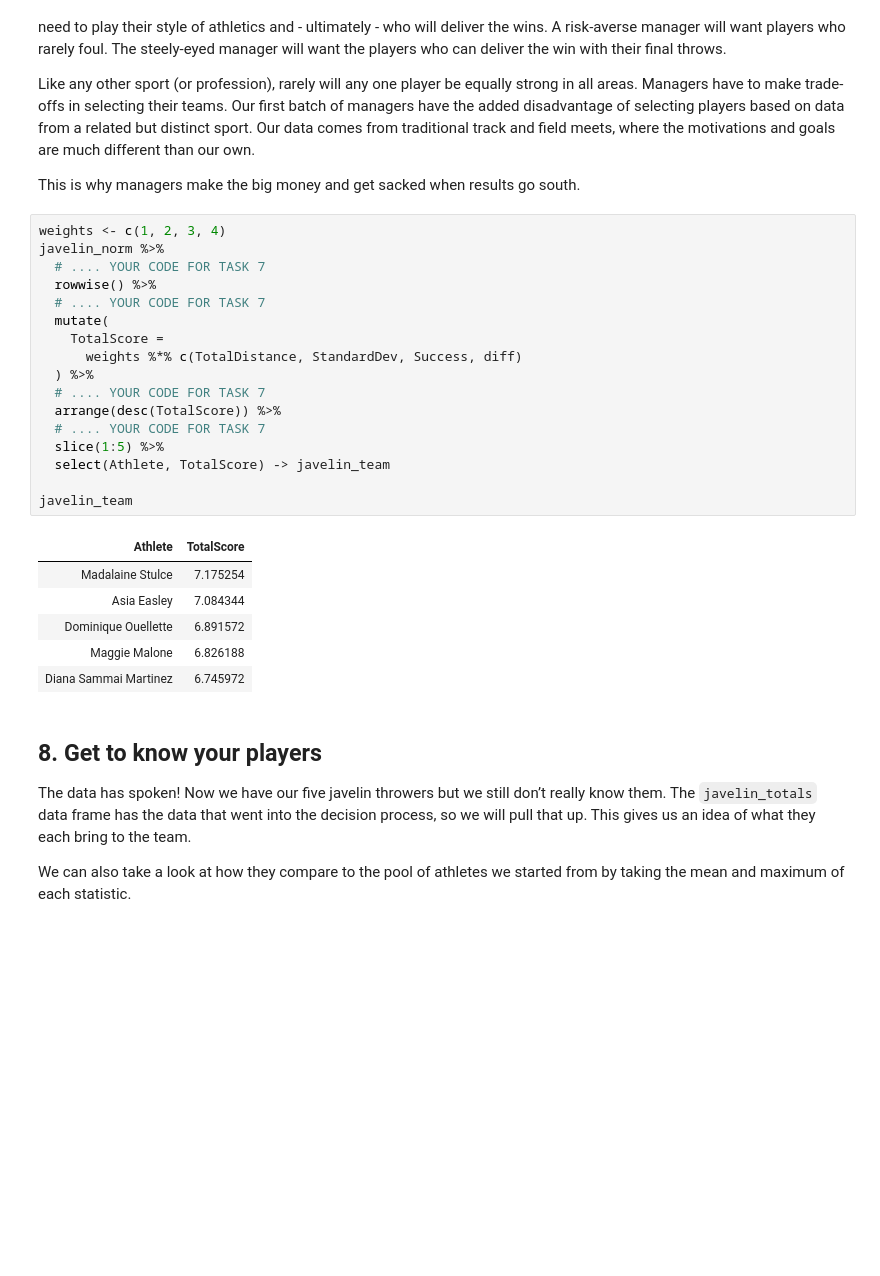
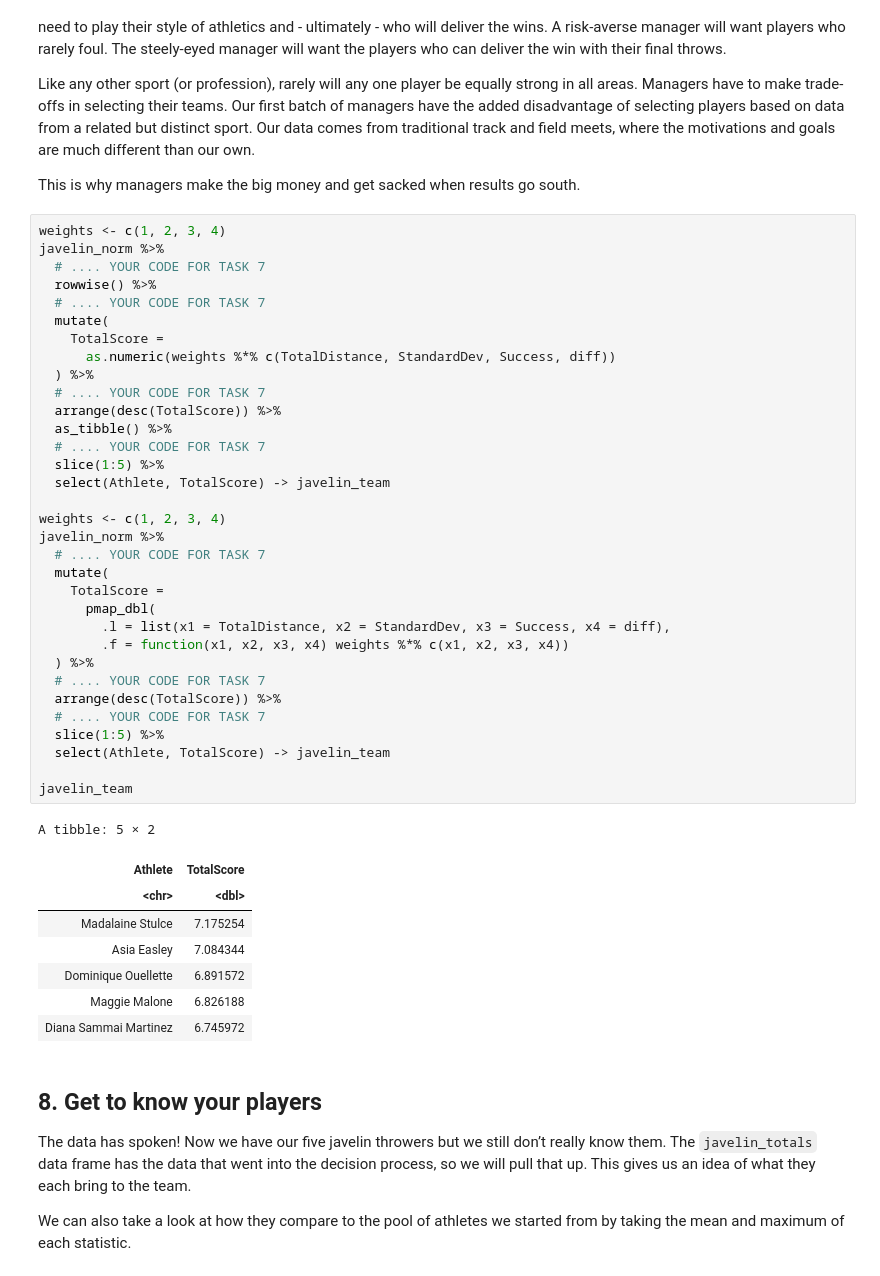
Before and after one commit to Torregu/DataCamp, a Jupyter notebook: Projects/content/Guided/Scout your Athletics Fantasy Team/notebook.ipynb, the cells around one changed output. Saved outputs shown, nothing was run; the diff lists cells and outputs as text; blank space fills up the shorter version.

```diff
--- a/Projects/content/Guided/Scout your Athletics Fantasy Team/notebook.ipynb
+++ b/Projects/content/Guided/Scout your Athletics Fantasy Team/notebook.ipynb
@@ -216,22 +231,40 @@ head(javelin_norm)
 # %%
 weights <- c(1, 2, 3, 4)
 javelin_norm %>%
   # .... YOUR CODE FOR TASK 7
   rowwise() %>%
   # .... YOUR CODE FOR TASK 7
   mutate(
     TotalScore =
-      weights %*% c(TotalDistance, StandardDev, Success, diff)
+      as.numeric(weights %*% c(TotalDistance, StandardDev, Success, diff))
+  ) %>%
+  # .... YOUR CODE FOR TASK 7
+  arrange(desc(TotalScore)) %>%
+  as_tibble() %>%
+  # .... YOUR CODE FOR TASK 7
+  slice(1:5) %>%
+  select(Athlete, TotalScore) -> javelin_team
+
+weights <- c(1, 2, 3, 4)
+javelin_norm %>%
+  # .... YOUR CODE FOR TASK 7
+  mutate(
+    TotalScore =
+      pmap_dbl(
+        .l = list(x1 = TotalDistance, x2 = StandardDev, x3 = Success, x4 = diff),
+        .f = function(x1, x2, x3, x4) weights %*% c(x1, x2, x3, x4))
   ) %>%
   # .... YOUR CODE FOR TASK 7
   arrange(desc(TotalScore)) %>%
   # .... YOUR CODE FOR TASK 7
   slice(1:5) %>%
   select(Athlete, TotalScore) -> javelin_team
 
 javelin_team
 # %% [output]
+A tibble: 5 × 2
 | Athlete | TotalScore |
+| <chr> | <dbl> |
 | Madalaine Stulce | 7.175254 |
 | Asia Easley | 7.084344 |
 | Dominique Ouellette | 6.891572 |
```
Also changed, not shown: parts of 9 cells of this notebook.
